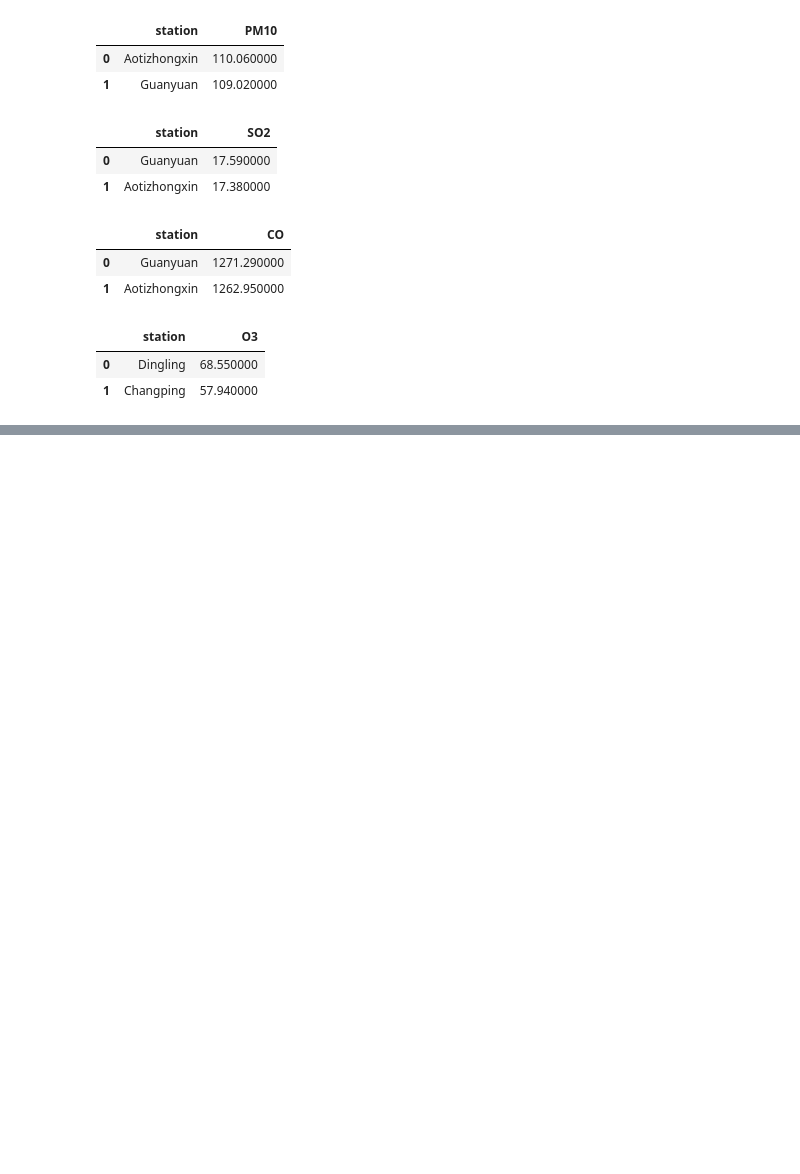
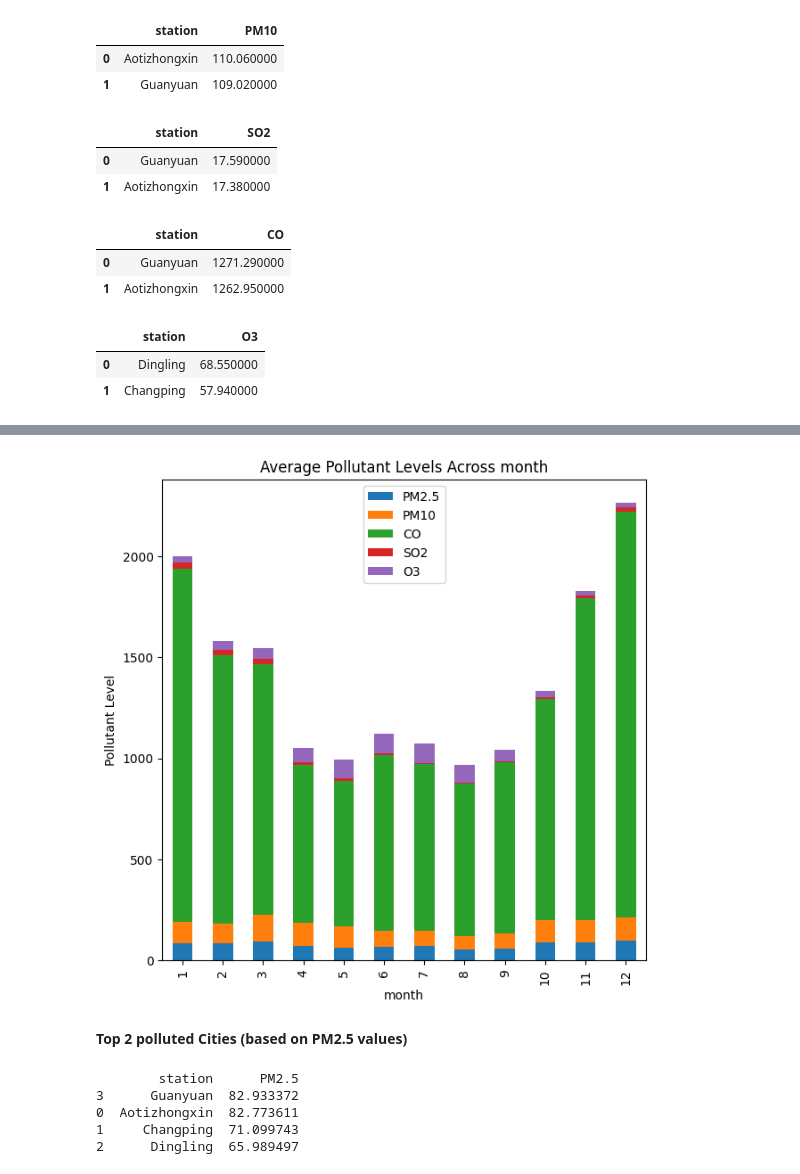
Before and after one commit to Myinnocent/CMP7005-ASSESS, a Jupyter notebook: Untitled7.ipynb, the cells around one changed output, grey strips where cells are left out. Saved outputs shown, nothing was run; the diff lists cells and outputs as text; code cells hidden in the pictures; blank space fills up the shorter version.

```diff
--- a/Untitled7.ipynb
+++ b/Untitled7.ipynb
@@ -699,0 +747,41 @@ display_side_by_side(pm2_5, pm10, so2, co,ozone)
+# %%
+# Define the pollutant columns
+pollutants = ['PM2.5', 'PM10','CO', 'SO2', 'O3']
+
+# Calculate the average levels of pollutants for each month
+month_pollution = df.groupby('month')[pollutants].mean()
+
+import matplotlib.pyplot as plt
+
+# Plotting the average pollutants for each month
+month_pollution.plot(kind="bar",
+                 figsize=(7,7),
+                 stacked=True)
+plt.title('Average Pollutant Levels Across month')
+plt.xlabel('month')
+plt.ylabel('Pollutant Level')
+plt.show()
+# %% [output]
+[figure, added]
+# %% [markdown]
+**Top 2 polluted Cities (based on PM2.5 values)**
+# %%
+import pandas as pd
+
+# Assuming 'df' is your DataFrame containing the data
+
+# Calculate the average AQI for each city
+average_aqi_by_city = df.groupby('station')['PM2.5'].mean().reset_index()
+
+# Sort the cities by average AQI in descending order to find the most polluted
+most_polluted_cities = average_aqi_by_city.sort_values(by='PM2.5', ascending=False)
+
+# Display the top 10 most polluted cities
+top_10_most_polluted_cities = most_polluted_cities.head(25)
+print(top_10_most_polluted_cities)
+# %% [output]
+        station      PM2.5
+3      Guanyuan  82.933372
+0  Aotizhongxin  82.773611
+1     Changping  71.099743
+2      Dingling  65.989497
```
Also changed, not shown: parts of 5 cells of this notebook.
